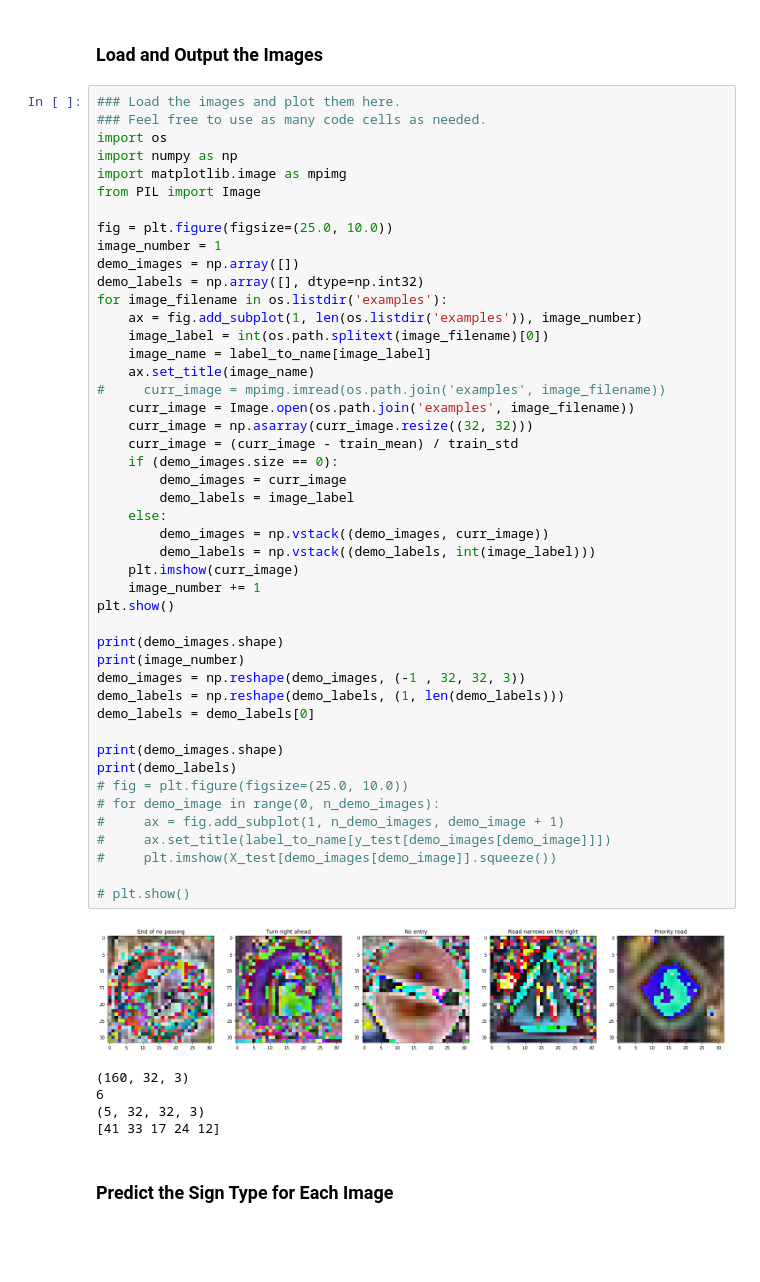
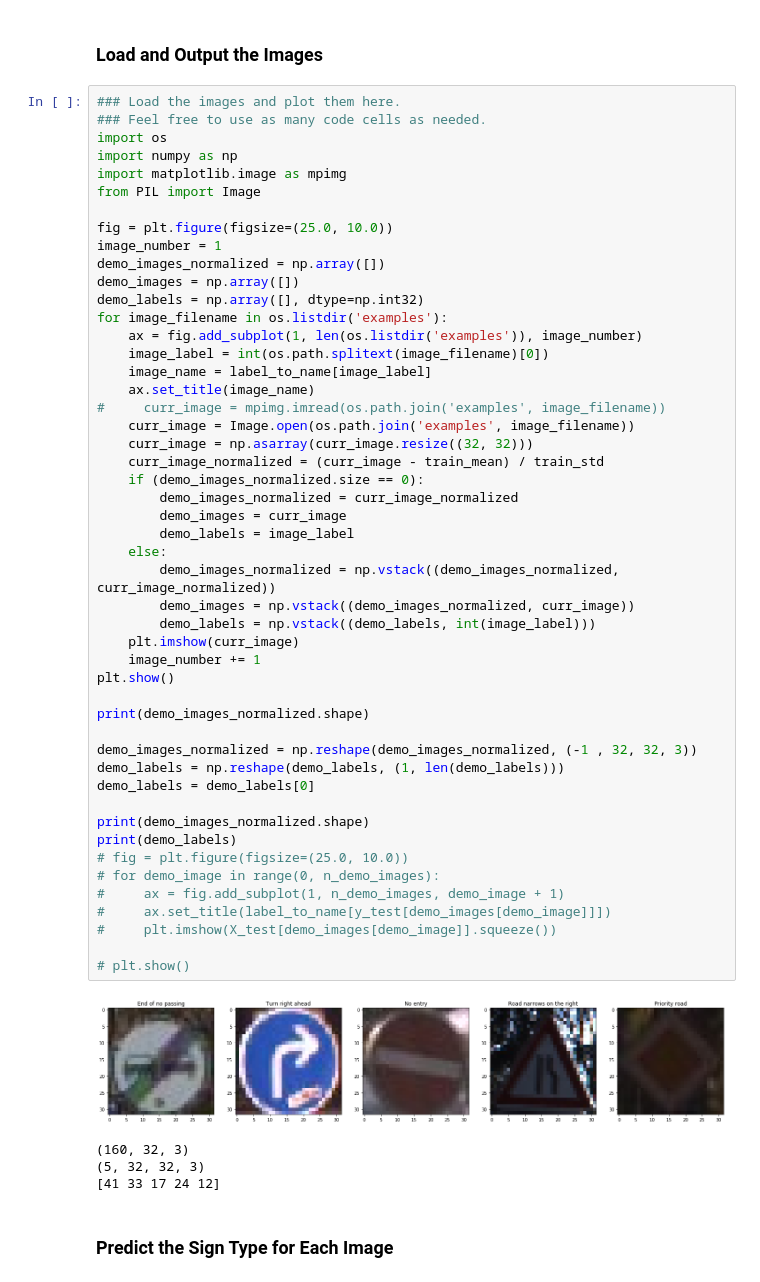
Before and after one commit to bhavyangupta/CarND-Traffic-Sign-Classifier-Project, a Jupyter notebook: Traffic_Sign_Classifier.ipynb, the cells around one changed output. Cells and saved outputs as stored; diff of their text form; blank space fills up the shorter version.

```diff
--- a/Traffic_Sign_Classifier.ipynb
+++ b/Traffic_Sign_Classifier.ipynb
@@ -365,46 +375,48 @@ from PIL import Image
 
 fig = plt.figure(figsize=(25.0, 10.0))
 image_number = 1
+demo_images_normalized = np.array([])
 demo_images = np.array([])
 demo_labels = np.array([], dtype=np.int32)
 for image_filename in os.listdir('examples'):
     ax = fig.add_subplot(1, len(os.listdir('examples')), image_number)
     image_label = int(os.path.splitext(image_filename)[0])
     image_name = label_to_name[image_label]
     ax.set_title(image_name)
 #     curr_image = mpimg.imread(os.path.join('examples', image_filename))
     curr_image = Image.open(os.path.join('examples', image_filename))
     curr_image = np.asarray(curr_image.resize((32, 32)))
-    curr_image = (curr_image - train_mean) / train_std
-    if (demo_images.size == 0):
+    curr_image_normalized = (curr_image - train_mean) / train_std
+    if (demo_images_normalized.size == 0):
+        demo_images_normalized = curr_image_normalized
         demo_images = curr_image
         demo_labels = image_label
     else:
-        demo_images = np.vstack((demo_images, curr_image))
+        demo_images_normalized = np.vstack((demo_images_normalized, curr_image_normalized))
+        demo_images = np.vstack((demo_images_normalized, curr_image))
         demo_labels = np.vstack((demo_labels, int(image_label)))
     plt.imshow(curr_image)
     image_number += 1
 plt.show()
 
-print(demo_images.shape)
-print(image_number)
-demo_images = np.reshape(demo_images, (-1 , 32, 32, 3))
+print(demo_images_normalized.shape)
+
+demo_images_normalized = np.reshape(demo_images_normalized, (-1 , 32, 32, 3))
 demo_labels = np.reshape(demo_labels, (1, len(demo_labels)))
 demo_labels = demo_labels[0]
 
-print(demo_images.shape)
+print(demo_images_normalized.shape)
 print(demo_labels)
 # fig = plt.figure(figsize=(25.0, 10.0))
 # for demo_image in range(0, n_demo_images):
 #     ax = fig.add_subplot(1, n_demo_images, demo_image + 1)
 #     ax.set_title(label_to_name[y_test[demo_images[demo_image]]])
 #     plt.imshow(X_test[demo_images[demo_image]].squeeze())
 
 # plt.show()
 # %% [output]
-[figure, old version]
+[figure, new version]
 (160, 32, 3)
-6
 (5, 32, 32, 3)
 [41 33 17 24 12]
 # %% [markdown]
```
Also changed, not shown: parts of 5 cells of this notebook, 4 other files.
